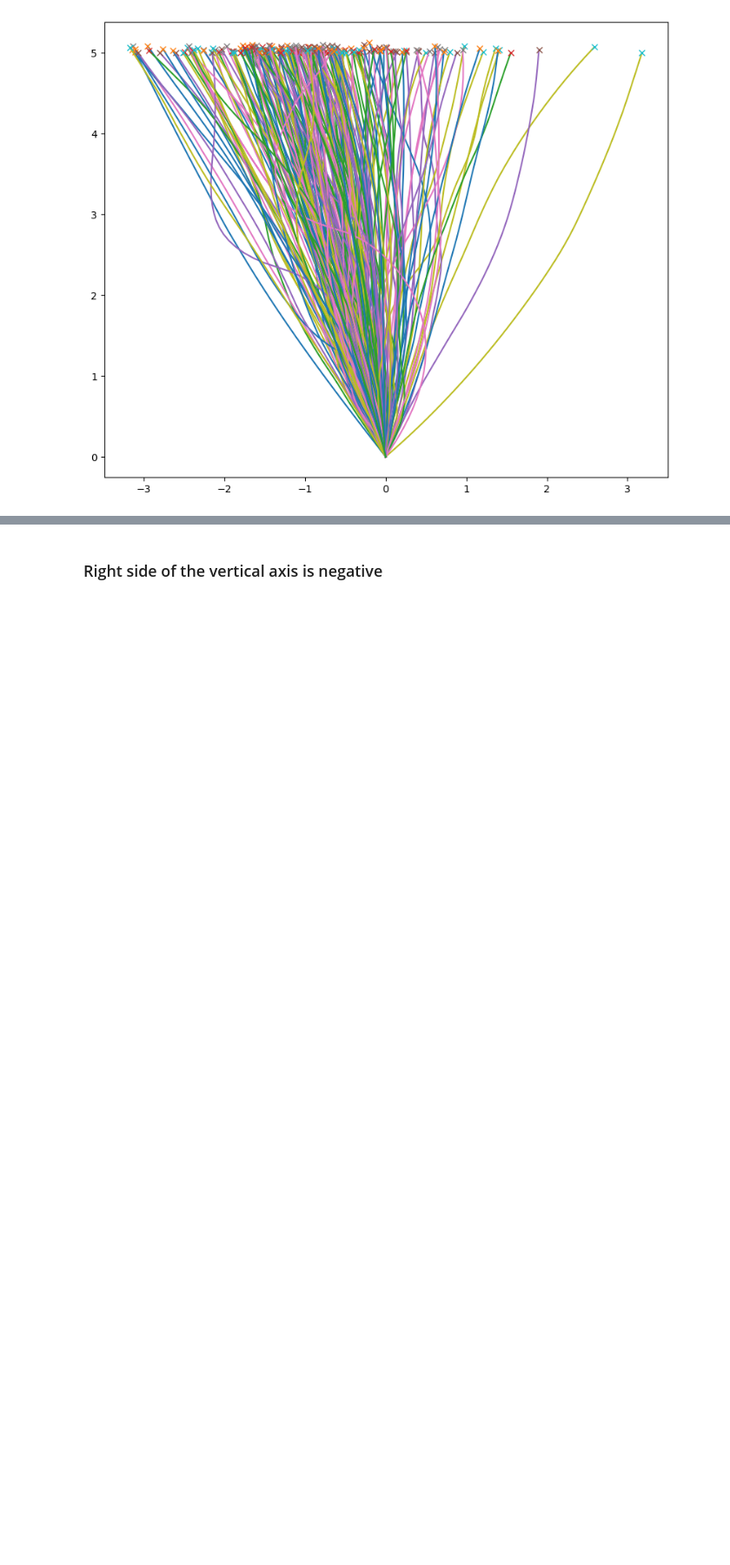
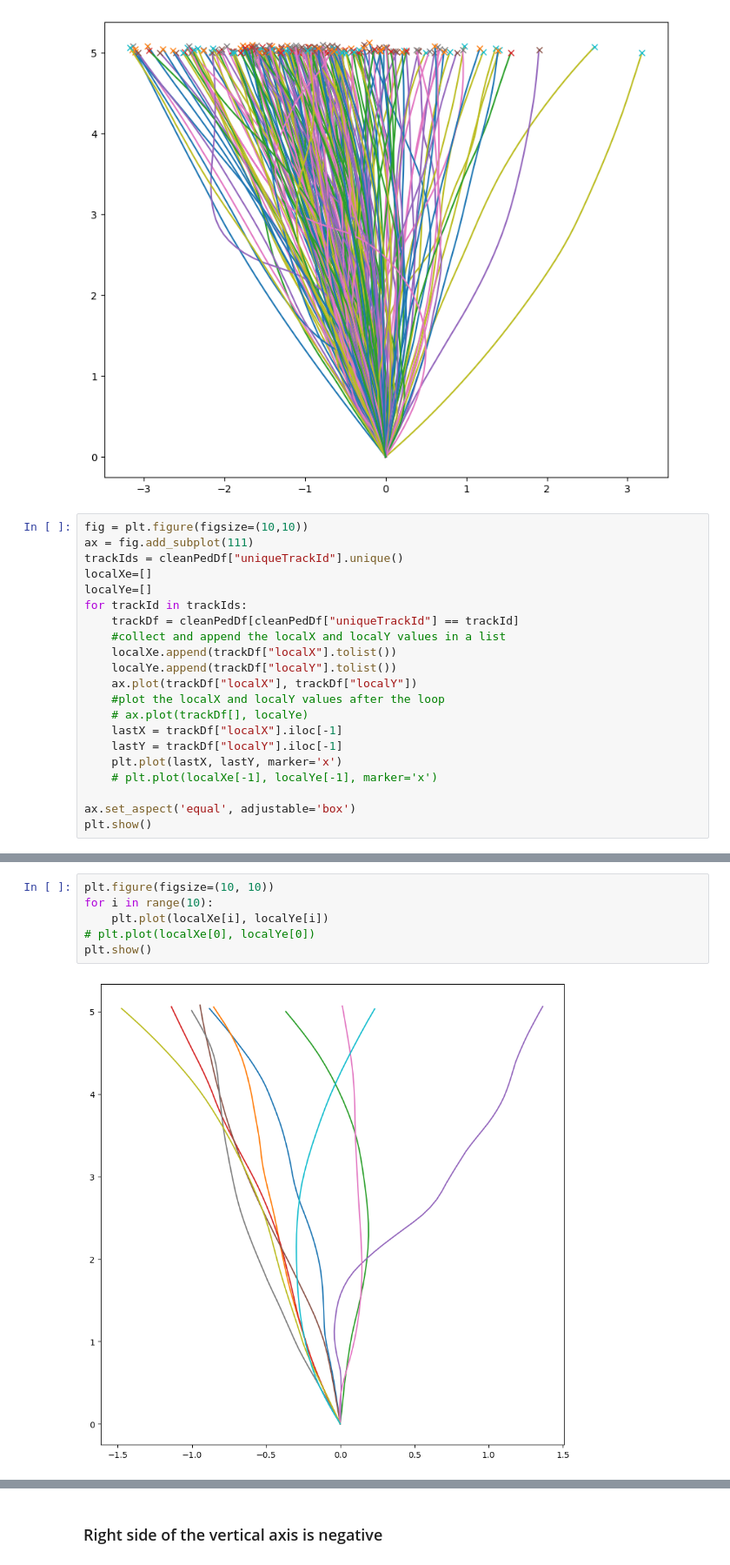
Before and after one commit to BUET-AV/behavior-hypotheses, a Jupyter notebook: src/notebooks/angular-velocity-analysis.ipynb, the cells around one changed output, grey strips where cells are left out. Shown at 87% size. Cells and saved outputs as stored; diff of their text form; blank space fills up the shorter version.

```diff
--- a/src/notebooks/angular-velocity-analysis.ipynb
+++ b/src/notebooks/angular-velocity-analysis.ipynb
@@ -164,3 +164,24 @@ visualizer.show(cleanPedDf,idCol='uniqueTrackId', xCol='localX', yCol='localY')
 # visualizer.show(cleanPedDf,idCol='uniqueTrackId', xCol='localX', yCol='localY')
 # %% [output]
 [figure]
+# %%
+fig = plt.figure(figsize=(10,10))
+ax = fig.add_subplot(111)
+trackIds = cleanPedDf["uniqueTrackId"].unique()
+localXe=[]
+localYe=[]
+for trackId in trackIds:
+    trackDf = cleanPedDf[cleanPedDf["uniqueTrackId"] == trackId]
+    #collect and append the localX and localY values in a list
+    localXe.append(trackDf["localX"].tolist())
+    localYe.append(trackDf["localY"].tolist())
+    ax.plot(trackDf["localX"], trackDf["localY"])
+    #plot the localX and localY values after the loop
+    # ax.plot(trackDf[], localYe)
+    lastX = trackDf["localX"].iloc[-1]
+    lastY = trackDf["localY"].iloc[-1]
+    plt.plot(lastX, lastY, marker='x')
+    # plt.plot(localXe[-1], localYe[-1], marker='x')
+
+ax.set_aspect('equal', adjustable='box')
+plt.show()
@@ -166,0 +201,8 @@ visualizer.show(cleanPedDf,idCol='uniqueTrackId', xCol='localX', yCol='localY')
+# %%
+plt.figure(figsize=(10, 10))
+for i in range(10):
+    plt.plot(localXe[i], localYe[i])
+# plt.plot(localXe[0], localYe[0])
+plt.show()
+# %% [output]
+[figure, added]
```
Also changed, not shown: parts of 4 cells of this notebook, 21 other files.
